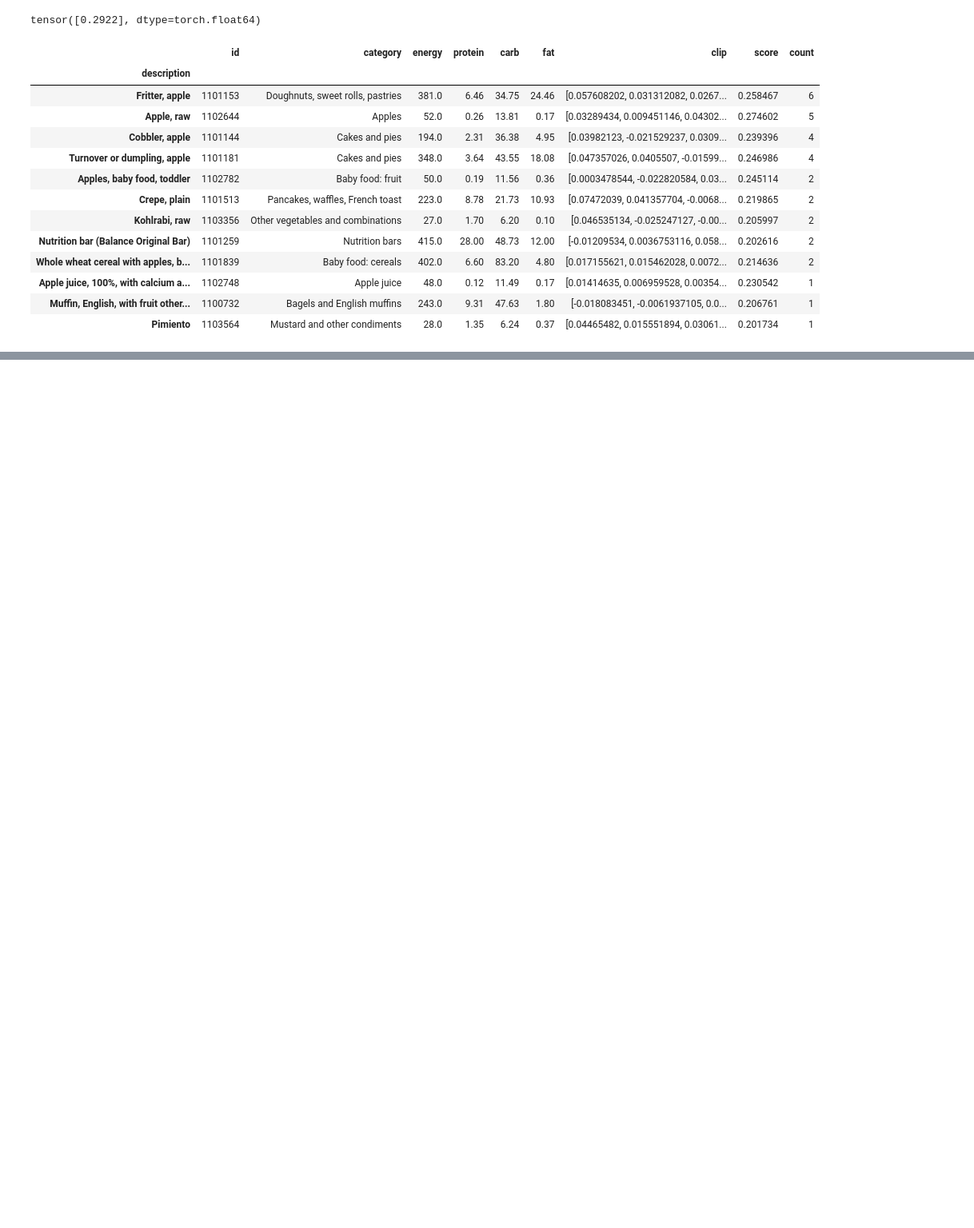
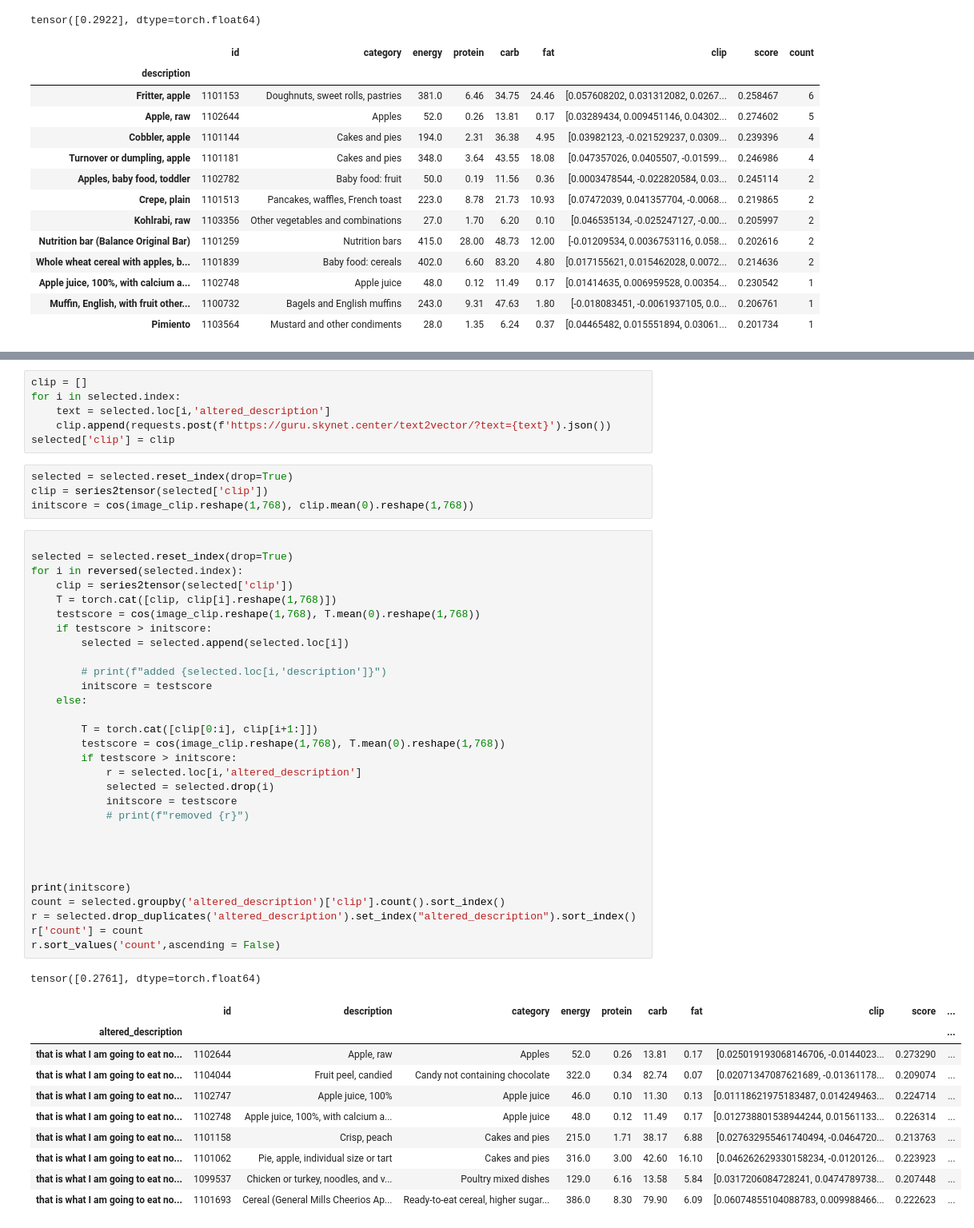
Before and after one commit to DmitriyG228/food, a Jupyter notebook: multiple_vector_math.ipynb, the cells around one changed output, grey strips where cells are left out. Shown at 80% size. Saved outputs shown, nothing was run; the diff lists cells and outputs as text; blank space fills up the shorter version.

```diff
--- a/multiple_vector_math.ipynb
+++ b/multiple_vector_math.ipynb
@@ -131,3 +113,55 @@ read_image_from_url(url)
+# %%
+clip = []
+for i in selected.index:
+    text = selected.loc[i,'altered_description']
+    clip.append(requests.post(f'https://guru.skynet.center/text2vector/?text={text}').json())
+selected['clip'] = clip
+# %%
+selected = selected.reset_index(drop=True)
+clip = series2tensor(selected['clip'])
+initscore = cos(image_clip.reshape(1,768), clip.mean(0).reshape(1,768))
+# %%
+
+selected = selected.reset_index(drop=True)
+for i in reversed(selected.index):
+    clip = series2tensor(selected['clip'])
+    T = torch.cat([clip, clip[i].reshape(1,768)])
+    testscore = cos(image_clip.reshape(1,768), T.mean(0).reshape(1,768))
+    if testscore > initscore:
+        selected = selected.append(selected.loc[i])
+
+        # print(f"added {selected.loc[i,'description']}")
+        initscore = testscore
+    else:
+
+        T = torch.cat([clip[0:i], clip[i+1:]])
+        testscore = cos(image_clip.reshape(1,768), T.mean(0).reshape(1,768))
+        if testscore > initscore:
+            r = selected.loc[i,'altered_description']
+            selected = selected.drop(i)
+            initscore = testscore
+            # print(f"removed {r}")
+
+
+
+
+print(initscore)
+count = selected.groupby('altered_description')['clip'].count().sort_index()
+r = selected.drop_duplicates('altered_description').set_index("altered_description").sort_index()
+r['count'] = count
+r.sort_values('count',ascending = False)
+# %% [output]
+tensor([0.2761], dtype=torch.float64)
+|  | id | description | category | energy | protein | carb | fat | clip | score | ... |
+| altered_description |  |  |  |  |  |  |  |  |  | ... |
+| that is what I am going to eat no... | 1102644 | Apple, raw | Apples | 52.0 | 0.26 | 13.81 | 0.17 | [0.025019193068146706, -0.0144023... | 0.273290 | ... |
+| that is what I am going to eat no... | 1104044 | Fruit peel, candied | Candy not containing chocolate | 322.0 | 0.34 | 82.74 | 0.07 | [0.02071347087621689, -0.01361178... | 0.209074 | ... |
+| that is what I am going to eat no... | 1102747 | Apple juice, 100% | Apple juice | 46.0 | 0.10 | 11.30 | 0.13 | [0.01118621975183487, 0.014249463... | 0.224714 | ... |
+| that is what I am going to eat no... | 1102748 | Apple juice, 100%, with calcium a... | Apple juice | 48.0 | 0.12 | 11.49 | 0.17 | [0.012738801538944244, 0.01561133... | 0.226314 | ... |
+| that is what I am going to eat no... | 1101158 | Crisp, peach | Cakes and pies | 215.0 | 1.71 | 38.17 | 6.88 | [0.027632955461740494, -0.0464720... | 0.213763 | ... |
+| that is what I am going to eat no... | 1101062 | Pie, apple, individual size or tart | Cakes and pies | 316.0 | 3.00 | 42.60 | 16.10 | [0.046262629330158234, -0.0120126... | 0.223923 | ... |
+| that is what I am going to eat no... | 1099537 | Chicken or turkey, noodles, and v... | Poultry mixed dishes | 129.0 | 6.16 | 13.58 | 5.84 | [0.0317206084728241, 0.0474789738... | 0.207448 | ... |
+| that is what I am going to eat no... | 1101693 | Cereal (General Mills Cheerios Ap... | Ready-to-eat cereal, higher sugar... | 386.0 | 8.30 | 79.90 | 6.09 | [0.06074855104088783, 0.009988466... | 0.222623 | ... |
 # %%
 selected['energy'].mean()
 # %% [output]
```
Also changed, not shown: parts of 10 cells of this notebook.
